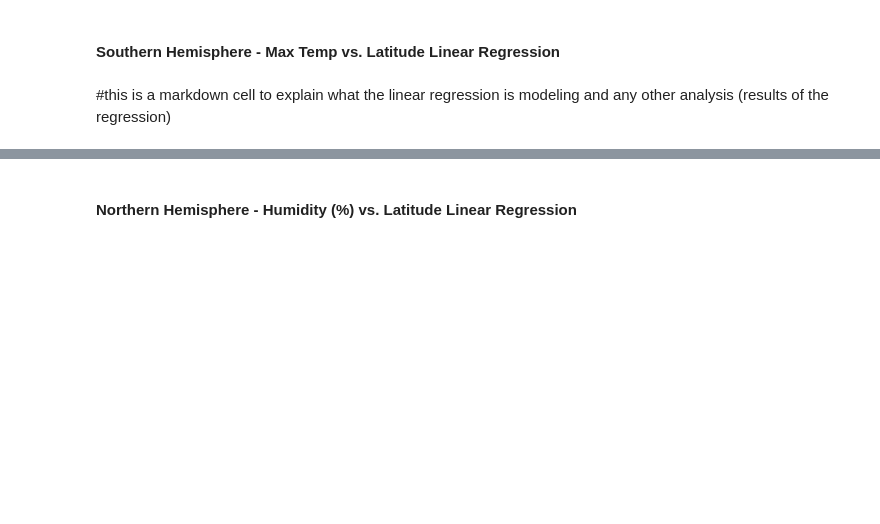
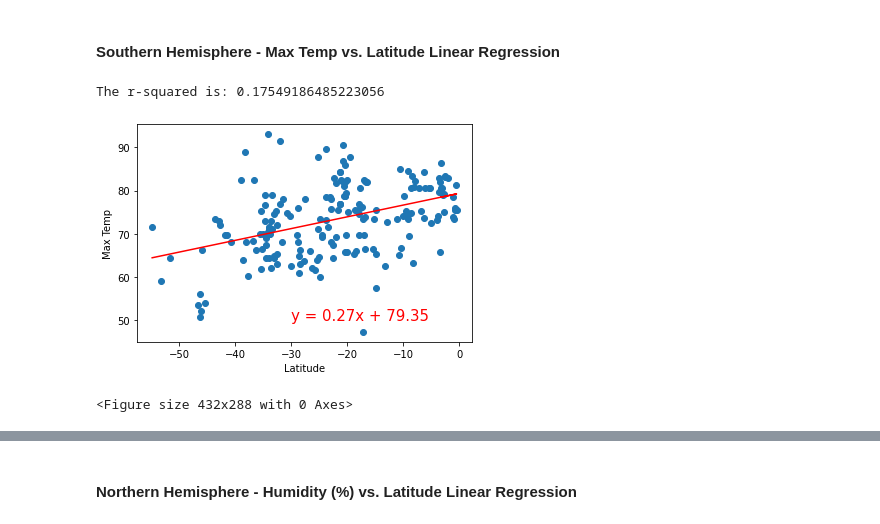
Before and after one commit to andersonmalloryk/python-api-challenge, a Jupyter notebook: WeatherPy/WeatherPy.ipynb, the cells around one changed output, grey strips where cells are left out. Drawn from its saved outputs; the diff is of its cells as text; code cells hidden in the pictures; blank space fills up the shorter version.

```diff
--- a/WeatherPy/WeatherPy.ipynb
+++ b/WeatherPy/WeatherPy.ipynb
@@ -285,18 +261,21 @@ NameError: name 'slope' is not defined
 # %% [markdown]
 ####  Southern Hemisphere - Max Temp vs. Latitude Linear Regression
 # %%
-x_values = df["column"]
-y_values = df["column"]
+x_values = southern_hemisphere["Lat"]
+y_values = southern_hemisphere["Max Temp"]
 (slope, intercept, rvalue, pvalue, stderr) = linregress(x_values, y_values)
 regress_values = x_values * slope + intercept
 line_eq = "y = " + str(round(slope,2)) + "x + " + str(round(intercept,2))
 plt.scatter(x_values,y_values)
 plt.plot(x_values,regress_values,"r-")
-plt.annotate(line_eq,(x coord, y coord),fontsize=15,color="red")
-plt.xlabel('Label')
-plt.ylabel('Label')
+plt.annotate(line_eq,(-30, 50),fontsize=15,color="red")
+plt.xlabel('Latitude')
+plt.ylabel('Max Temp')
+plt.title(f"Southern Hemisphere - Max Temp vs. Latitude Linear Regression {Date}")
 print(f'The r-squared is: {rvalue**2}')
 plt.show()
-fig.savefig('southern_hemisphere_max_temp_vs_latitude_linereg.png')
+plt.savefig('southern_hemisphere_max_temp_vs_latitude_linereg.png')
+# %% [output]
+The r-squared is: 0.17549186485223056
+[figure, added]
+<Figure size 432x288 with 0 Axes>
-# %% [markdown]
-#this is a markdown cell to explain what the linear regression is modeling and any other analysis (results of the regression)
```
Also changed, not shown: parts of 30 cells of this notebook.
